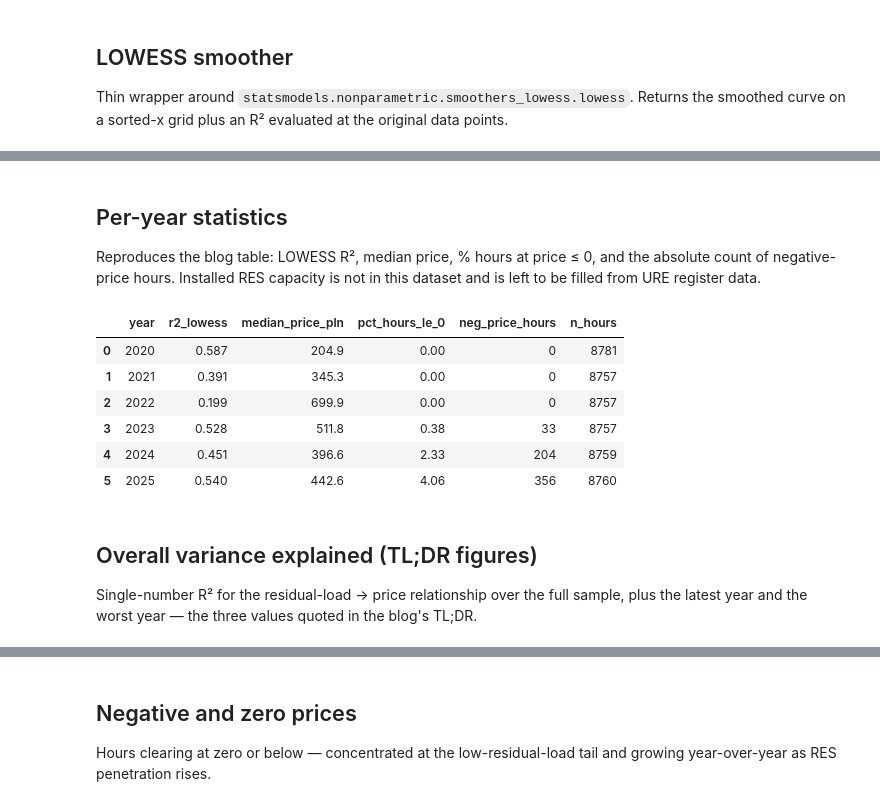
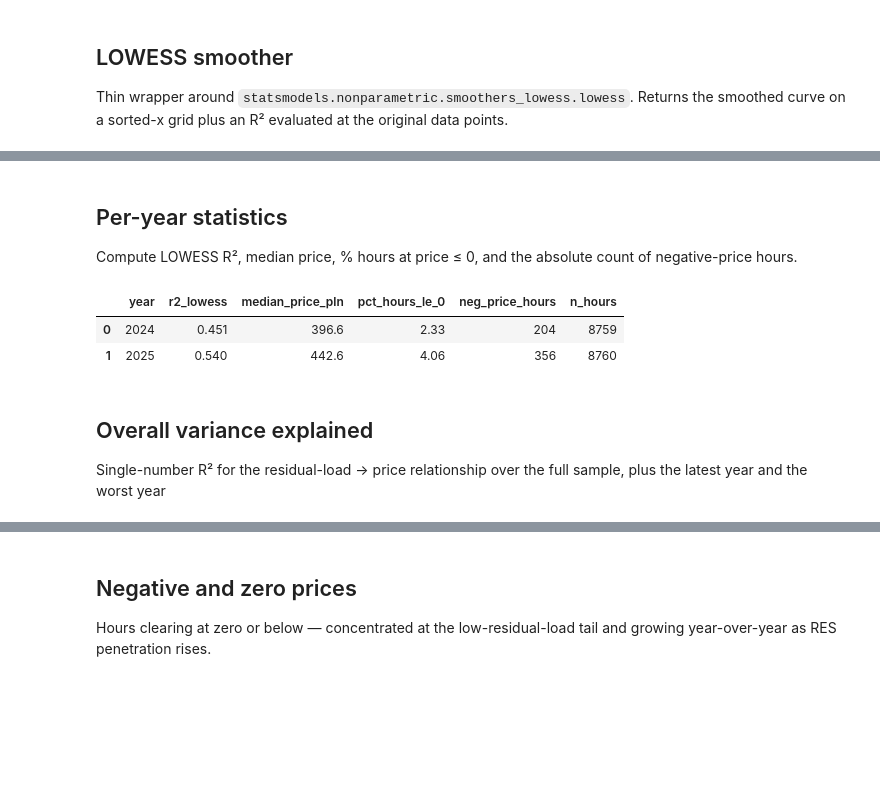
Before and after one commit to GabrielZiembicki/poland-energy-analytics, a Jupyter notebook: notebooks/01_residual_load_and_prices.ipynb, the cells around one changed output, grey strips where cells are left out. Saved outputs shown, nothing was run; the diff lists cells and outputs as text; code cells hidden in the pictures; blank space fills up the shorter version.

```diff
--- a/notebooks/01_residual_load_and_prices.ipynb
+++ b/notebooks/01_residual_load_and_prices.ipynb
@@ -16,0 +16,13 @@ client.list_datasets()
+# %%
+# Constants
+
+DATA_START_DATE = '2024-01-01'
+DATA_END_DATE = '2025-12-31'
+ROW_LIMIT = 300_000
+LOCAL_TIMEZONE = 'Europe/Warsaw'
+RANDOM_SEED = 0
+MAX_SCATTER_POINTS_PER_YEAR = 8_000
+MAX_SCATTER_POINTS_SEASONAL = 30_000
+LOWESS_FRAC_YEARLY = 0.3
+LOWESS_FRAC_OVERALL = 0.2
+BALANCING_MARKET_REFORM_DATE = '2024-06-14'
@@ -48,11 +64,12 @@ Index(['interval_start_utc', 'biomass', 'fossil_brown_coal_lignite',
 # %%
 prices = client.get_dataset(
-    "prices_15min",
-    start_date="2020-01-01",
-    end_date="2025-12-31",
-    limit=300_000,
+    'prices_15min',
+    start_date=DATA_START_DATE,
+    end_date=DATA_END_DATE,
+    limit=ROW_LIMIT,
+    columns=['interval_start_utc', 'rce'],
 )
-print(prices.columns)
-print(prices.shape)
+
+print(f'Prices rows: {len(prices):,}; columns: {len(prices.columns)}')
 prices.head()
 # %% [output]
@@ -330,29 +291,22 @@ fig1.show()
 # %% [markdown]
 ## Per-year statistics
 
-Reproduces the blog table: LOWESS R², median price, % hours at price ≤ 0, and the absolute
-count of negative-price hours. Installed RES capacity is not in this dataset and is left to
-be filled from URE register data.
+Compute LOWESS R², median price, % hours at price ≤ 0, and the absolute
+count of negative-price hours.
 # %%
-year_stats_df = (
-    pd.DataFrame(year_stats).sort_values("year").reset_index(drop=True)
-)
-year_stats_df["r2_lowess"] = year_stats_df["r2_lowess"].round(3)
-year_stats_df["median_price_pln"] = year_stats_df["median_price_pln"].round(1)
-year_stats_df["pct_hours_le_0"] = year_stats_df["pct_hours_le_0"].round(2)
+year_stats_df = pd.DataFrame(year_stats).sort_values('year').reset_index(drop=True)
+year_stats_df['r2_lowess'] = year_stats_df['r2_lowess'].round(3)
+year_stats_df['median_price_pln'] = year_stats_df['median_price_pln'].round(1)
+year_stats_df['pct_hours_le_0'] = year_stats_df['pct_hours_le_0'].round(2)
 year_stats_df
 # %% [output]
 |  | year | r2_lowess | median_price_pln | pct_hours_le_0 | neg_price_hours | n_hours |
-| 0 | 2020 | 0.587 | 204.9 | 0.00 | 0 | 8781 |
-| 1 | 2021 | 0.391 | 345.3 | 0.00 | 0 | 8757 |
-| 2 | 2022 | 0.199 | 699.9 | 0.00 | 0 | 8757 |
-| 3 | 2023 | 0.528 | 511.8 | 0.38 | 33 | 8757 |
-| 4 | 2024 | 0.451 | 396.6 | 2.33 | 204 | 8759 |
-| 5 | 2025 | 0.540 | 442.6 | 4.06 | 356 | 8760 |
+| 0 | 2024 | 0.451 | 396.6 | 2.33 | 204 | 8759 |
+| 1 | 2025 | 0.540 | 442.6 | 4.06 | 356 | 8760 |
 # %% [markdown]
-## Overall variance explained (TL;DR figures)
+## Overall variance explained
 
 Single-number R² for the residual-load → price relationship over the full sample, plus
-the latest year and the worst year — the three values quoted in the blog's TL;DR.
+the latest year and the worst year
 # %%
 _, _, overall_r2 = lowess_smooth(
```
Also changed, not shown: parts of 27 cells of this notebook.
